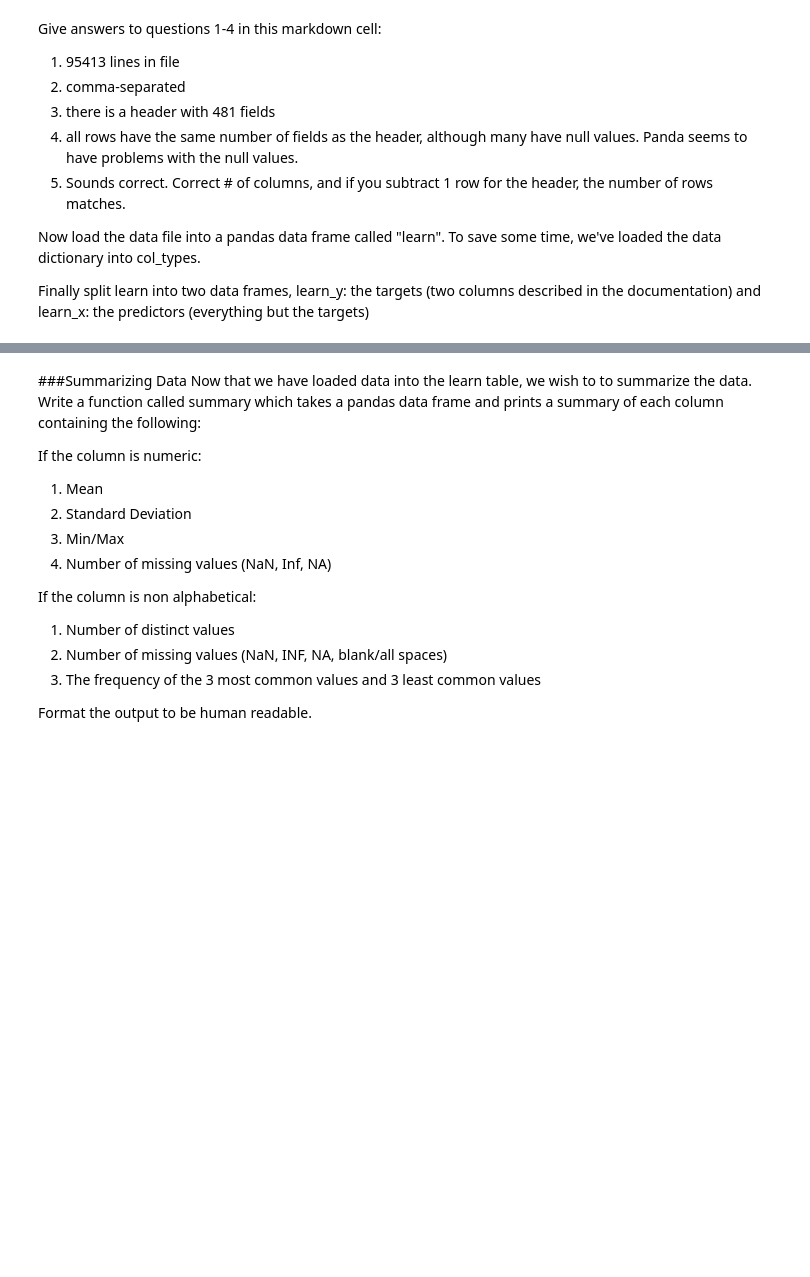
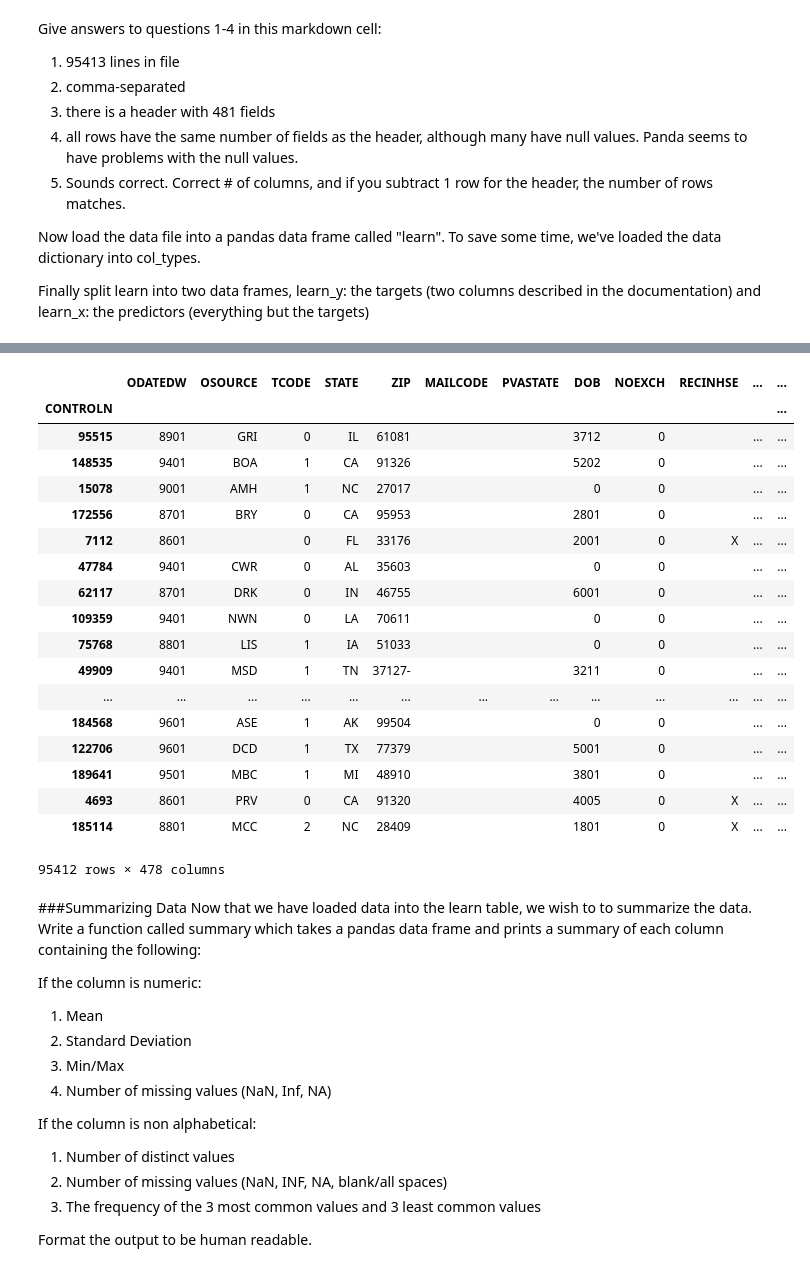
Before and after one commit to dhofman2/DSE200-notebooks, a Jupyter notebook: lecture_2_github_io_numpy_pandas/10_exercises.ipynb, the cells around one changed output, grey strips where cells are left out. Cells and saved outputs as stored; diff of their text form; code cells hidden in the pictures; blank space fills up the shorter version.

```diff
--- a/lecture_2_github_io_numpy_pandas/10_exercises.ipynb
+++ b/lecture_2_github_io_numpy_pandas/10_exercises.ipynb
@@ -662,3 +730,27 @@ learn
+# %%
+learnxcols = [col for col in learn.columns if col not in cols_y]
+learn_x = learn[learnxcols]
+learn_x
+# %% [output]
+|  | ODATEDW | OSOURCE | TCODE | STATE | ZIP | MAILCODE | PVASTATE | DOB | NOEXCH | RECINHSE | ... | ... |
+| CONTROLN |  |  |  |  |  |  |  |  |  |  |  | ... |
+| 95515 | 8901 | GRI | 0 | IL | 61081 |  |  | 3712 | 0 |  | ... | ... |
+| 148535 | 9401 | BOA | 1 | CA | 91326 |  |  | 5202 | 0 |  | ... | ... |
+| 15078 | 9001 | AMH | 1 | NC | 27017 |  |  | 0 | 0 |  | ... | ... |
+| 172556 | 8701 | BRY | 0 | CA | 95953 |  |  | 2801 | 0 |  | ... | ... |
+| 7112 | 8601 |  | 0 | FL | 33176 |  |  | 2001 | 0 | X | ... | ... |
+| 47784 | 9401 | CWR | 0 | AL | 35603 |  |  | 0 | 0 |  | ... | ... |
+| 62117 | 8701 | DRK | 0 | IN | 46755 |  |  | 6001 | 0 |  | ... | ... |
+| 109359 | 9401 | NWN | 0 | LA | 70611 |  |  | 0 | 0 |  | ... | ... |
+| 75768 | 8801 | LIS | 1 | IA | 51033 |  |  | 0 | 0 |  | ... | ... |
+| 49909 | 9401 | MSD | 1 | TN | 37127- |  |  | 3211 | 0 |  | ... | ... |
+| ... | ... | ... | ... | ... | ... | ... | ... | ... | ... | ... | ... | ... |
+| 184568 | 9601 | ASE | 1 | AK | 99504 |  |  | 0 | 0 |  | ... | ... |
+| 122706 | 9601 | DCD | 1 | TX | 77379 |  |  | 5001 | 0 |  | ... | ... |
+| 189641 | 9501 | MBC | 1 | MI | 48910 |  |  | 3801 | 0 |  | ... | ... |
+| 4693 | 8601 | PRV | 0 | CA | 91320 |  |  | 4005 | 0 | X | ... | ... |
+| 185114 | 8801 | MCC | 2 | NC | 28409 |  |  | 1801 | 0 | X | ... | ... |
+95412 rows × 478 columns
 # %% [markdown]
 ###Summarizing Data
 Now that we have loaded data into the learn table, we wish to to summarize the data.
```
Also changed, not shown: parts of 13 cells of this notebook.
